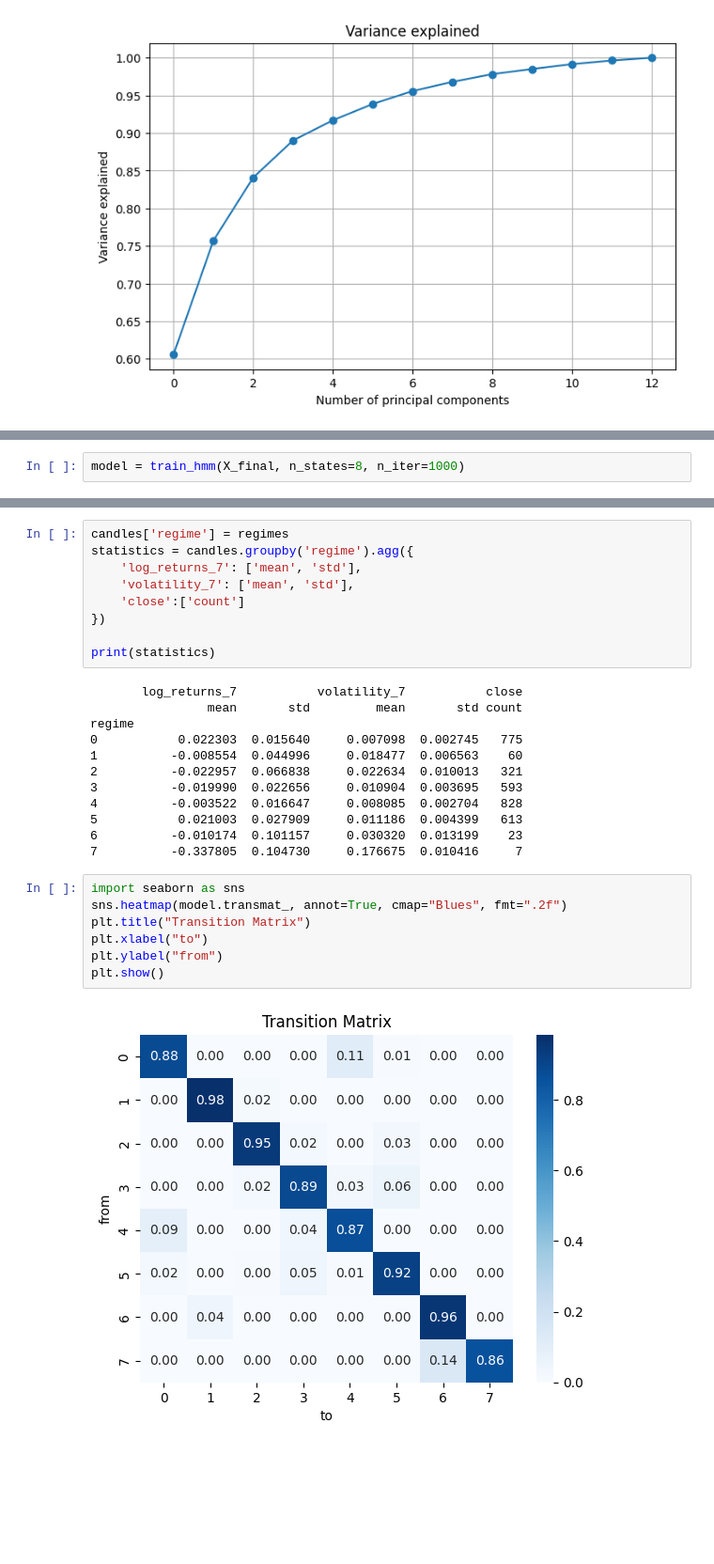
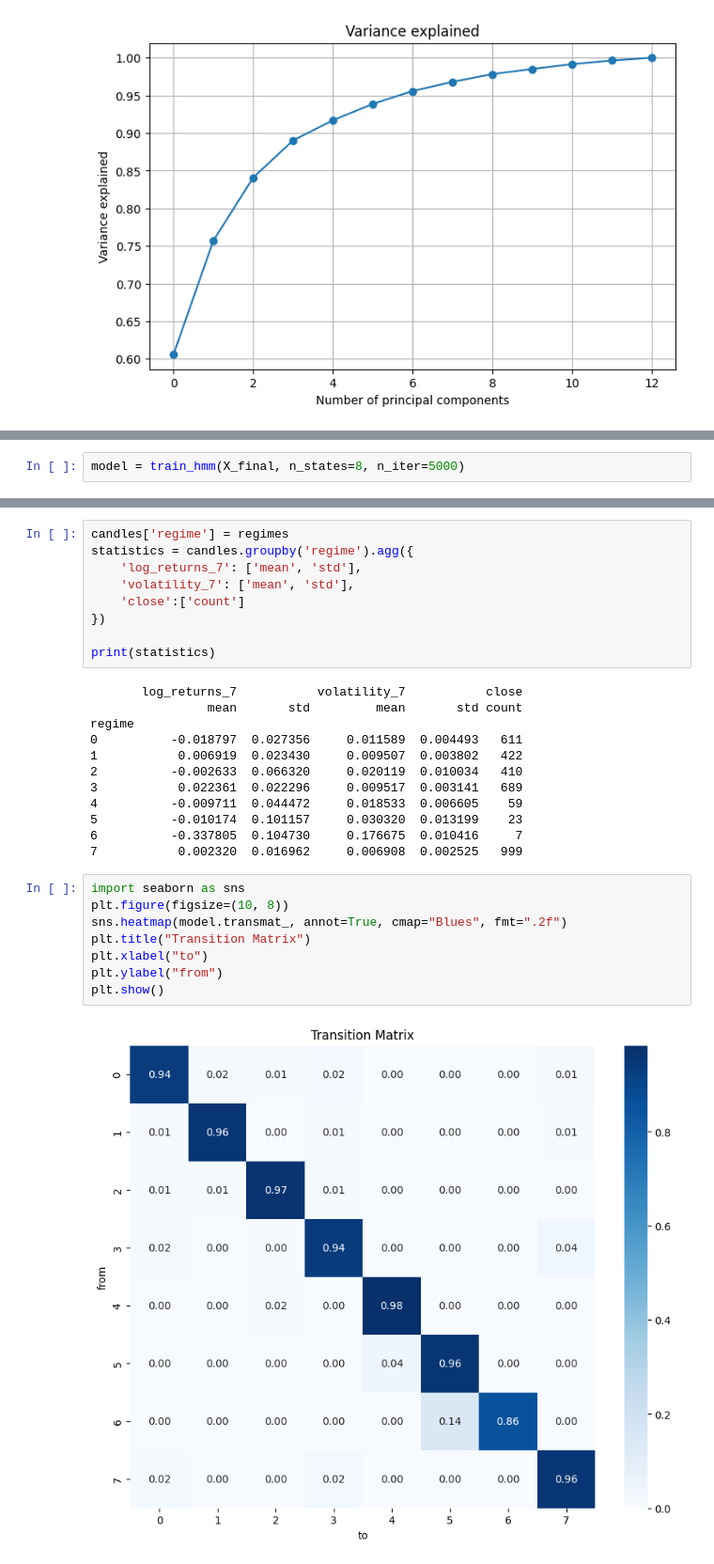
Before and after one commit to SigmaFlowX/Hidden-Markov-Model-for-Regime-Detection, a Jupyter notebook: notebooks/hmm_regime_detection.ipynb, the cells around one changed output, grey strips where cells are left out. Shown at 94% size. Saved outputs shown, nothing was run; the diff lists cells and outputs as text; blank space fills up the shorter version.

```diff
--- a/notebooks/hmm_regime_detection.ipynb
+++ b/notebooks/hmm_regime_detection.ipynb
@@ -124,5 +123,5 @@ Model is not converging.  Current: -7365.758771691087 is not greater than -7365.
 # %%
-model = train_hmm(X_final, n_states=8, n_iter=1000)
+model = train_hmm(X_final, n_states=8, n_iter=5000)
 # %%
 from src.visualization import plot_price_with_regimes
 regimes = model.predict(X)
@@ -145,23 +144,24 @@ print(statistics)
        log_returns_7           volatility_7           close
                 mean       std         mean       std count
 regime
-0           0.022303  0.015640     0.007098  0.002745   775
-1          -0.008554  0.044996     0.018477  0.006563    60
-2          -0.022957  0.066838     0.022634  0.010013   321
-3          -0.019990  0.022656     0.010904  0.003695   593
-4          -0.003522  0.016647     0.008085  0.002704   828
-5           0.021003  0.027909     0.011186  0.004399   613
-6          -0.010174  0.101157     0.030320  0.013199    23
-7          -0.337805  0.104730     0.176675  0.010416     7
+0          -0.018797  0.027356     0.011589  0.004493   611
+1           0.006919  0.023430     0.009507  0.003802   422
+2          -0.002633  0.066320     0.020119  0.010034   410
+3           0.022361  0.022296     0.009517  0.003141   689
+4          -0.009711  0.044472     0.018533  0.006605    59
+5          -0.010174  0.101157     0.030320  0.013199    23
+6          -0.337805  0.104730     0.176675  0.010416     7
+7           0.002320  0.016962     0.006908  0.002525   999
 # %%
 import seaborn as sns
+plt.figure(figsize=(10, 8))
 sns.heatmap(model.transmat_, annot=True, cmap="Blues", fmt=".2f")
 plt.title("Transition Matrix")
 plt.xlabel("to")
 plt.ylabel("from")
 plt.show()
 # %% [output]
-[figure, old version]
+[figure, new version]
 # %%
 import numpy as np
 trans = model.transmat_
```
Also changed, not shown: parts of 6 cells of this notebook.
